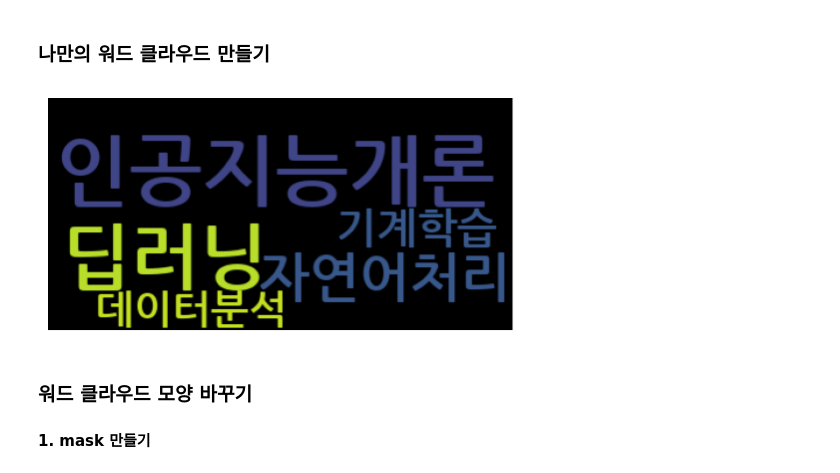
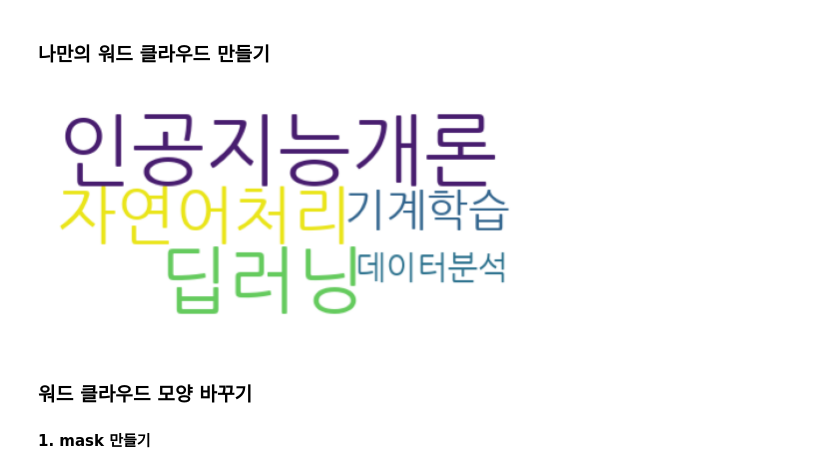
Before and after one commit to ai7dnn/2024-1-my-BDA, a Jupyter notebook: inclass/11w_0521_tue_B_ch10_text_mining.ipynb, the cells around one changed output. Cells and saved outputs as stored; diff of their text form; code cells hidden in the pictures.

```diff
--- a/inclass/11w_0521_tue_B_ch10_text_mining.ipynb
+++ b/inclass/11w_0521_tue_B_ch10_text_mining.ipynb
@@ -540,14 +601,14 @@ plt.imshow(img_wordcloud);     # 워드 클라우드 출력;
 ### 나만의 워드 클라우드 만들기
 # %%
 from wordcloud import WordCloud
-wc = WordCloud(font_path = FONT_PATH, width = 400, height = 200)
+wc = WordCloud(font_path = FONT_PATH, width = 400, height = 200, background_color = 'white')
 
 import matplotlib.pyplot as plt
 plt.axis('off')                 # 테두리 선 없애기
 my_dicword = {'인공지능개론': 50, '기계학습': 25, '딥러닝': 45, '데이터분석': 25, '자연어처리': 40 }
 plt.imshow(wc.generate_from_frequencies(my_dicword));
 # %% [output]
-[figure, old version]
+[figure, new version]
 # %% [markdown]
 ### 워드 클라우드 모양 바꾸기
 
```
Also changed, not shown: parts of 19 cells of this notebook.
